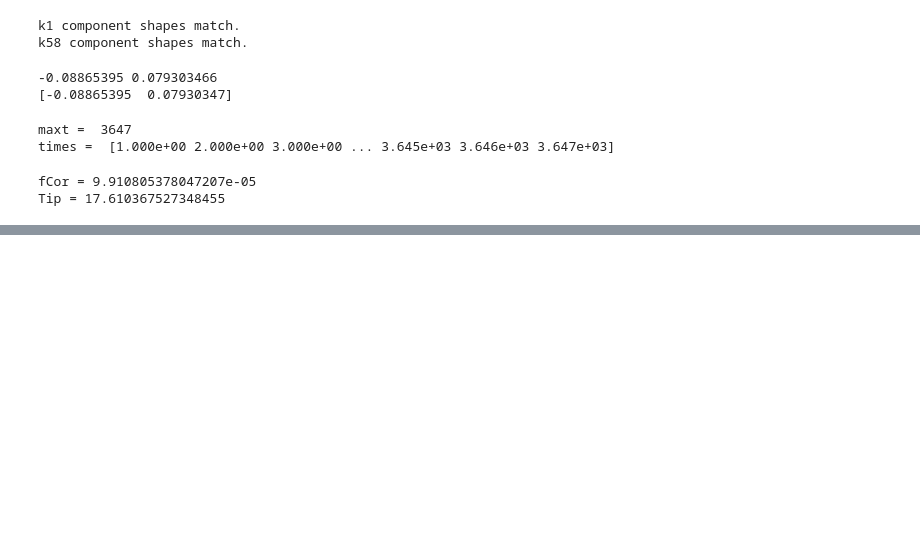
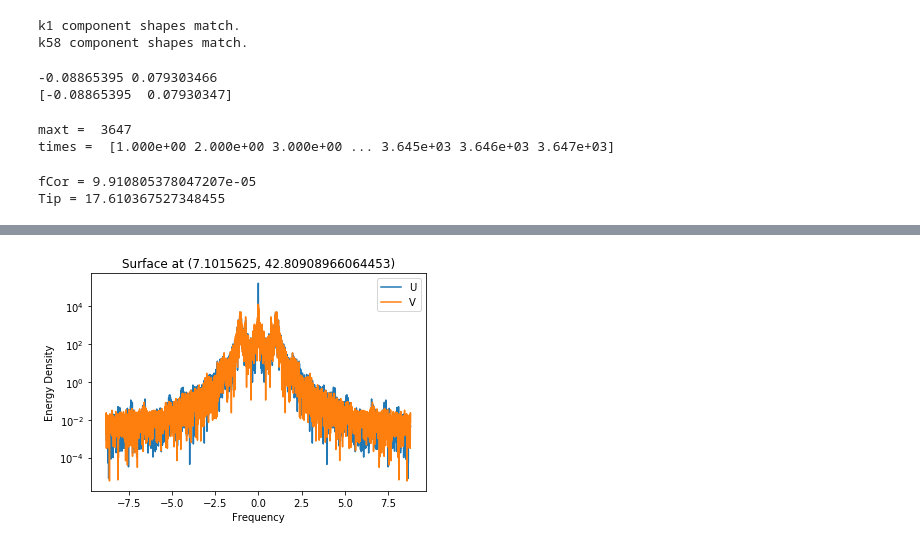
Before and after one commit to mclaret/JISAOinternship, a Jupyter notebook: notebooks/mark/fft_rotary.ipynb, the cells around one changed output, grey strips where cells are left out. Cells and saved outputs as stored; diff of their text form; code cells hidden in the pictures; blank space fills up the shorter version.

```diff
--- a/notebooks/mark/fft_rotary.ipynb
+++ b/notebooks/mark/fft_rotary.ipynb
@@ -75,0 +92,38 @@ Tip = 17.610367527348455
+# %%
+alpha=0.2
+
+# Tapered cosine windows
+win1 = signal.tukey(len(U_k1),0)      # rectangular window
+win2 = signal.tukey(len(U_k1),1)      # Hann window
+win3 = signal.tukey(len(U_k1),alpha)  # 20% of points
+
+# reshape windows
+win1 = np.stack((win1, win1), axis=1)
+win2 = np.stack((win2, win2), axis=1)
+win3 = np.stack((win3, win3), axis=1)
+# %%
+# find amplitudes of Fourier coefficients
+fc_k1 = np.fft.fft2(k1_dat*win1)            # k1 Fourier coefficients (FCs) w/ window
+amp_k1 = fc_k1.real**2 + fc_k1.imag**2      # amplitude of k1 FCs
+
+fq_k1 = np.fft.fftfreq(times.shape[-1],dt)  # frequencies corresponding to each FC (cycles/h)
+fq_k1_norm = fq_k1*2*np.pi/fCor/3600        # normalized to coriolis frequency
+
+# re-order data for plotting
+fq_k1_norm = np.fft.fftshift(fq_k1_norm)
+# %%
+# plot periodogram at k1
+plt.figure(1)
+plt.plot(fq_k1_norm, np.fft.fftshift(amp_k1[:,0]), label='U')
+plt.plot(fq_k1_norm, np.fft.fftshift(amp_k1[:,1]), label='V')
+#plt.xlim(0,3)
+
+# plot labels
+plt.title('Surface at ({}, {})'.format(nav_lon, nav_lat))
+plt.xlabel('Frequency')
+plt.ylabel('Energy Density')
+plt.yscale('log')
+plt.legend()
+plt.show()
+# %% [output]
+[figure, added]
```
Also changed, not shown: parts of 2 cells of this notebook, 1 other file.
